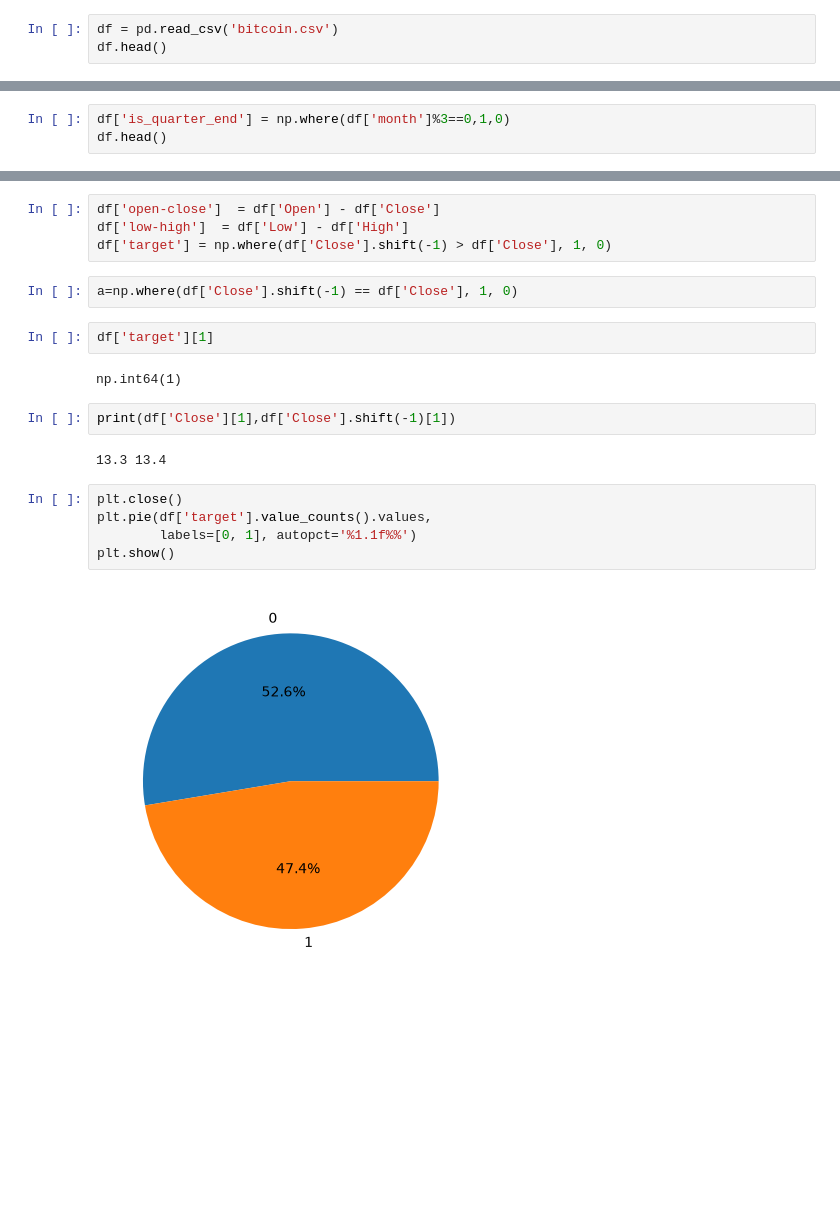
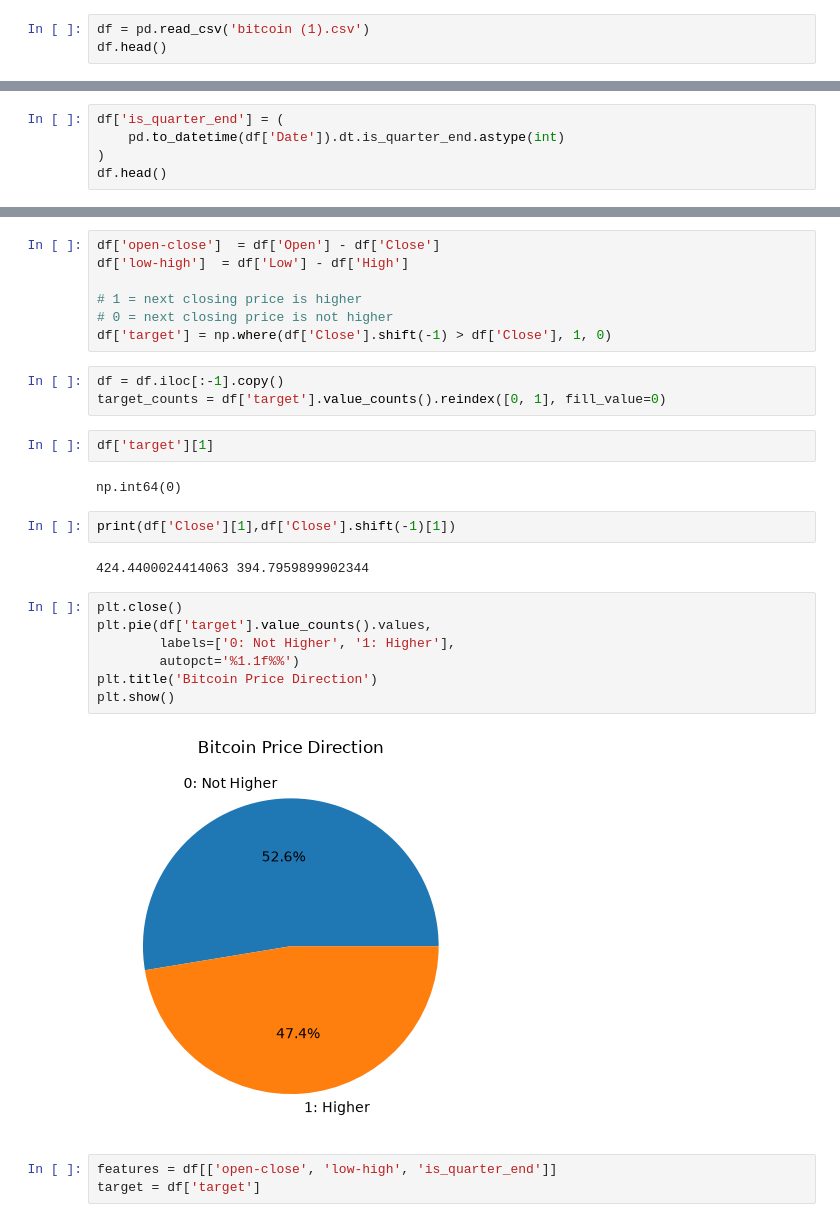
Before and after one commit to Matin-python/Bitcoin-Price-Direction-Prediction, a Jupyter notebook: bitcoin.ipynb, the cells around one changed output, grey strips where cells are left out. Drawn from its saved outputs; the diff is of its cells as text; blank space fills up the shorter version.

```diff
--- a/bitcoin.ipynb
+++ b/bitcoin.ipynb
@@ -15,6 +16,6 @@ from sklearn import metrics
 import warnings
 warnings.filterwarnings('ignore')
 # %%
-df = pd.read_csv('bitcoin.csv')
+df = pd.read_csv('bitcoin (1).csv')
 df.head()
 # %% [output]
@@ -127,3 +130,0 @@ plt.show()
-# %%
-df['is_quarter_end'] = np.where(df['month']%3==0,1,0)
-df.head()
@@ -136,0 +131,5 @@ df.head()
+# %%
+df['is_quarter_end'] = (
+    pd.to_datetime(df['Date']).dt.is_quarter_end.astype(int)
+)
+df.head()
@@ -137,22 +143,31 @@ df.head()
 # %%
 df['open-close']  = df['Open'] - df['Close']
 df['low-high']  = df['Low'] - df['High']
+
+# 1 = next closing price is higher
+# 0 = next closing price is not higher
 df['target'] = np.where(df['Close'].shift(-1) > df['Close'], 1, 0)
 # %%
-a=np.where(df['Close'].shift(-1) == df['Close'], 1, 0)
+df = df.iloc[:-1].copy()
+target_counts = df['target'].value_counts().reindex([0, 1], fill_value=0)
 # %%
 df['target'][1]
 # %% [output]
-np.int64(1)
+np.int64(0)
 # %%
 print(df['Close'][1],df['Close'].shift(-1)[1])
 # %% [output]
-13.3 13.4
+424.4400024414063 394.7959899902344
 # %%
 plt.close()
 plt.pie(df['target'].value_counts().values,
-        labels=[0, 1], autopct='%1.1f%%')
+        labels=['0: Not Higher', '1: Higher'],
+        autopct='%1.1f%%')
+plt.title('Bitcoin Price Direction')
 plt.show()
 # %% [output]
-[figure, old version]
+[figure, new version]
+# %%
+features = df[['open-close', 'low-high', 'is_quarter_end']]
+target = df['target']
 # %%
```
Also changed, not shown: parts of 17 cells of this notebook.
